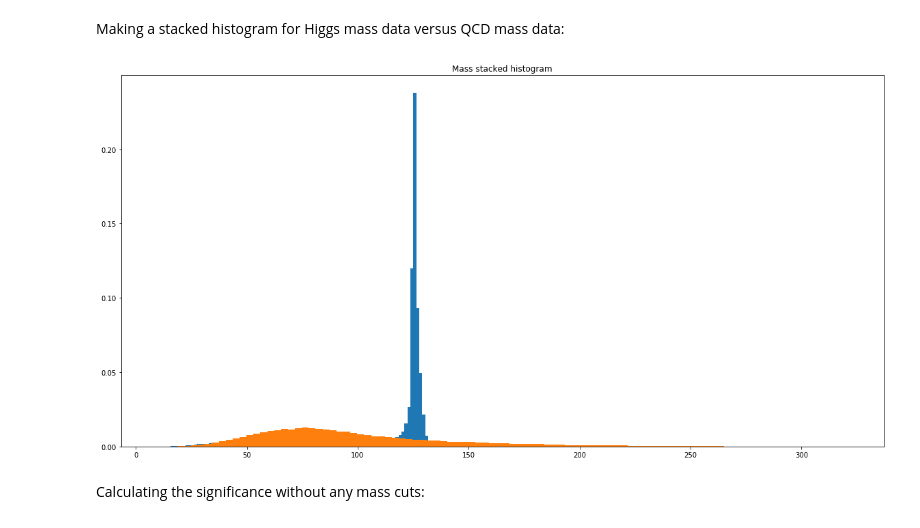
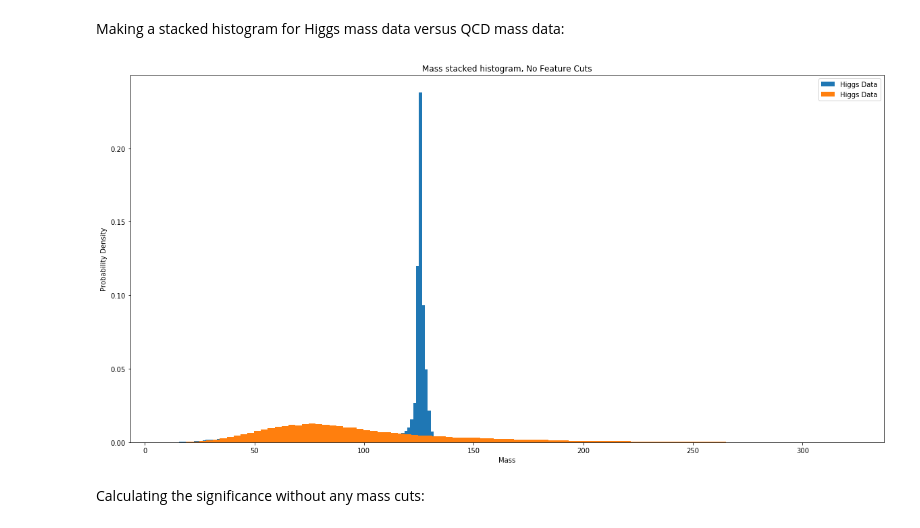
Before and after one commit to nroth12uw/Lab1_PHYS434, a Jupyter notebook: Lab7.ipynb, the cells around one changed output. Cells and saved outputs as stored; diff of their text form; code cells hidden in the pictures.

```diff
--- a/Lab7.ipynb
+++ b/Lab7.ipynb
@@ -34,12 +36,15 @@ Index(['pt', 'eta', 'phi', 'mass', 'ee2', 'ee3', 'd2', 'angularity', 't1',
 # %% [markdown]
 Making a stacked histogram for Higgs mass data versus QCD mass data:
 # %%
-plt.hist(higgs_data['mass'], 100, density=True)
-plt.hist(qcd_data['mass'], 100, density=True)
-plt.title('Mass stacked histogram')
+plt.hist(higgs_data['mass'], 100, density=True, label='Higgs Data')
+plt.hist(qcd_data['mass'], 100, density=True, label='Higgs Data')
+plt.title('Mass stacked histogram, No Feature Cuts')
+plt.xlabel('Mass')
+plt.ylabel('Probability Density')
+plt.legend()
 plt.show()
 # %% [output]
-[figure, old version]
+[figure, new version]
 # %%
 higgs_temp = higgs_data['mass'].values
 higgs_events = higgs_temp[0:len(higgs_temp)]
```
Also changed, not shown: parts of 24 cells of this notebook.
